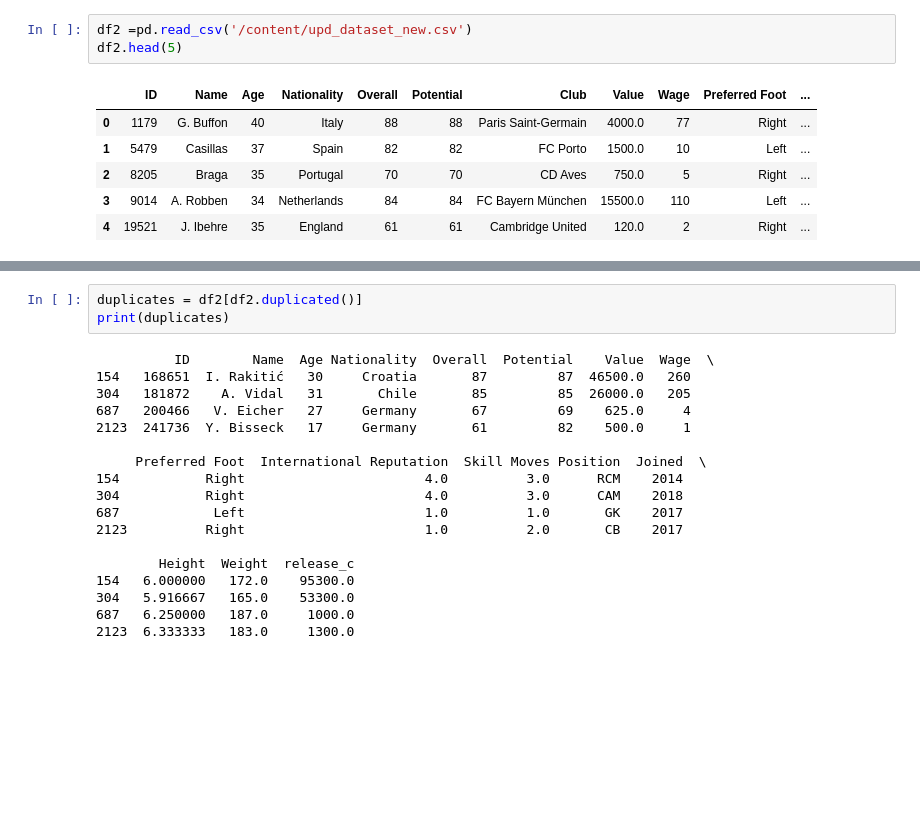
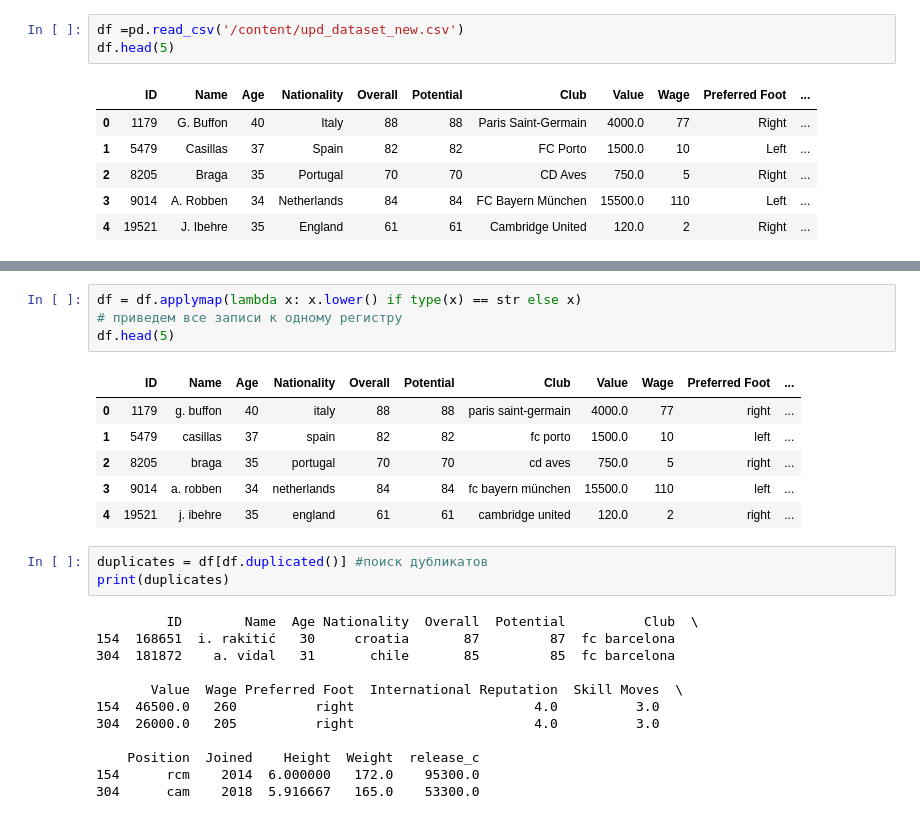
Before and after one commit to YuliyaStarostina/ETL, a Jupyter notebook: Копия_блокнота_"ETL_HW_ipynb".ipynb, the cells around one changed output, grey strips where cells are left out. Saved outputs shown, nothing was run; the diff lists cells and outputs as text; blank space fills up the shorter version.

```diff
--- a/Копия_блокнота_"ETL_HW_ipynb".ipynb
+++ b/Копия_блокнота_"ETL_HW_ipynb".ipynb
@@ -150,8 +142,8 @@ print('колонка успешно удалена')
 # %% [output]
 колонка успешно удалена
 # %%
-df2 =pd.read_csv('/content/upd_dataset_new.csv')
-df2.head(5)
+df =pd.read_csv('/content/upd_dataset_new.csv')
+df.head(5)
 # %% [output]
 |  | ID | Name | Age | Nationality | Overall | Potential | Club | Value | Wage | Preferred Foot | ... |
 | 0 | 1179 | G. Buffon | 40 | Italy | 88 | 88 | Paris Saint-Germain | 4000.0 | 77 | Right | ... |
@@ -206,21 +203,26 @@ Name: Value, Length: 2399, dtype: float64
+# %%
+df = df.applymap(lambda x: x.lower() if type(x) == str else x)
+# приведем все записи к одному регистру
+df.head(5)
+# %% [output]
+|  | ID | Name | Age | Nationality | Overall | Potential | Club | Value | Wage | Preferred Foot | ... |
+| 0 | 1179 | g. buffon | 40 | italy | 88 | 88 | paris saint-germain | 4000.0 | 77 | right | ... |
+| 1 | 5479 | casillas | 37 | spain | 82 | 82 | fc porto | 1500.0 | 10 | left | ... |
+| 2 | 8205 | braga | 35 | portugal | 70 | 70 | cd aves | 750.0 | 5 | right | ... |
+| 3 | 9014 | a. robben | 34 | netherlands | 84 | 84 | fc bayern münchen | 15500.0 | 110 | left | ... |
+| 4 | 19521 | j. ibehre | 35 | england | 61 | 61 | cambridge united | 120.0 | 2 | right | ... |
 # %%
-duplicates = df2[df2.duplicated()]
+duplicates = df[df.duplicated()] #поиск дубликатов
 print(duplicates)
 # %% [output]
-          ID        Name  Age Nationality  Overall  Potential    Value  Wage  \
-154   168651  I. Rakitić   30     Croatia       87         87  46500.0   260
-304   181872    A. Vidal   31       Chile       85         85  26000.0   205
-687   200466   V. Eicher   27     Germany       67         69    625.0     4
-2123  241736  Y. Bisseck   17     Germany       61         82    500.0     1
+         ID        Name  Age Nationality  Overall  Potential          Club  \
+154  168651  i. rakitić   30     croatia       87         87  fc barcelona
+304  181872    a. vidal   31       chile       85         85  fc barcelona
 
-     Preferred Foot  International Reputation  Skill Moves Position  Joined  \
-154           Right                       4.0          3.0      RCM    2014
-304           Right                       4.0          3.0      CAM    2018
-687            Left                       1.0          1.0       GK    2017
-2123          Right                       1.0          2.0       CB    2017
+       Value  Wage Preferred Foot  International Reputation  Skill Moves  \
+154  46500.0   260          right                       4.0          3.0
+304  26000.0   205          right                       4.0          3.0
 
-        Height  Weight  release_c
-154   6.000000   172.0    95300.0
-304   5.916667   165.0    53300.0
-687   6.250000   187.0     1000.0
-2123  6.333333   183.0     1300.0
+    Position  Joined    Height  Weight  release_c
+154      rcm    2014  6.000000   172.0    95300.0
+304      cam    2018  5.916667   165.0    53300.0
```
Also changed, not shown: parts of 20 cells of this notebook.
